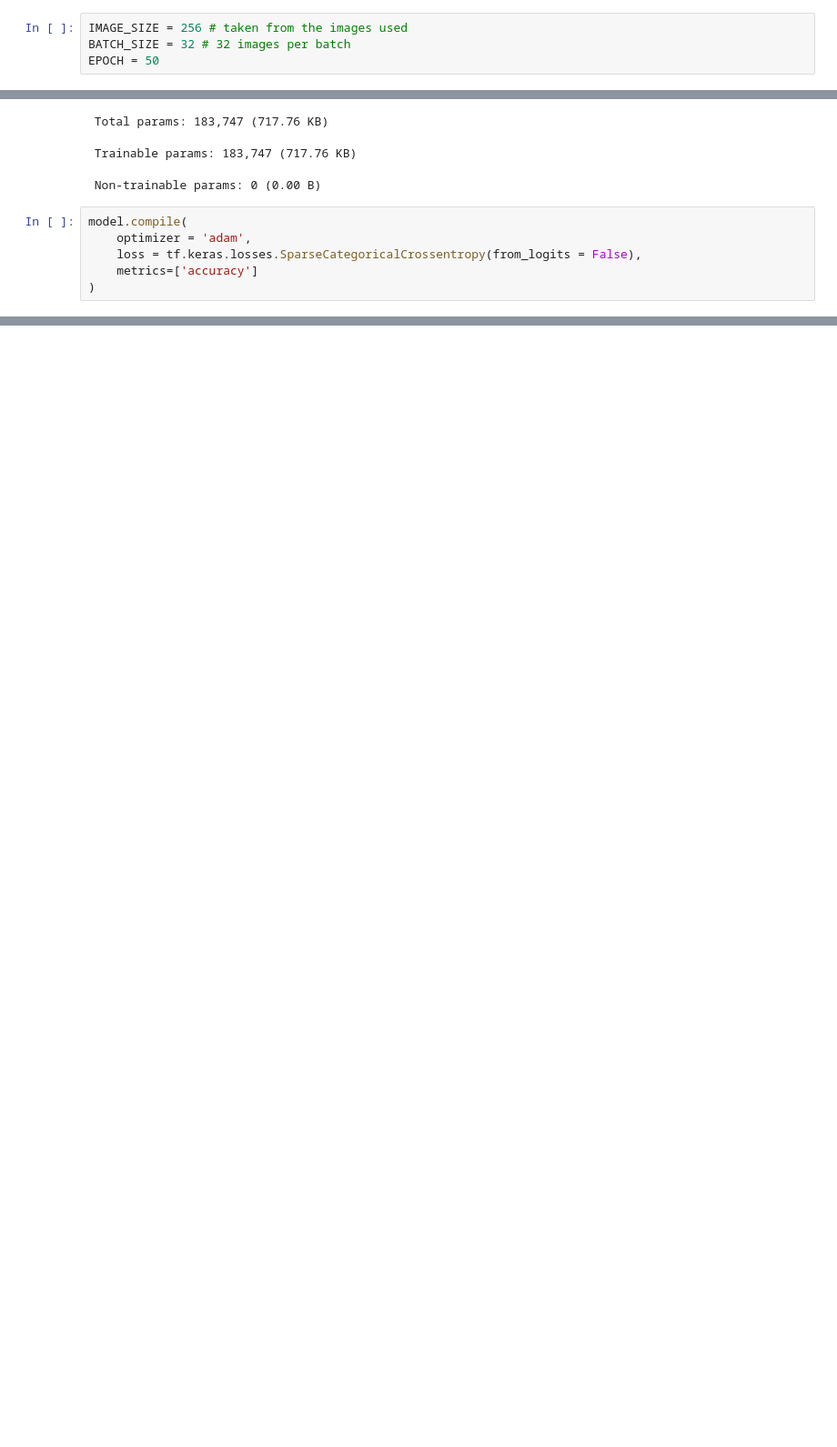
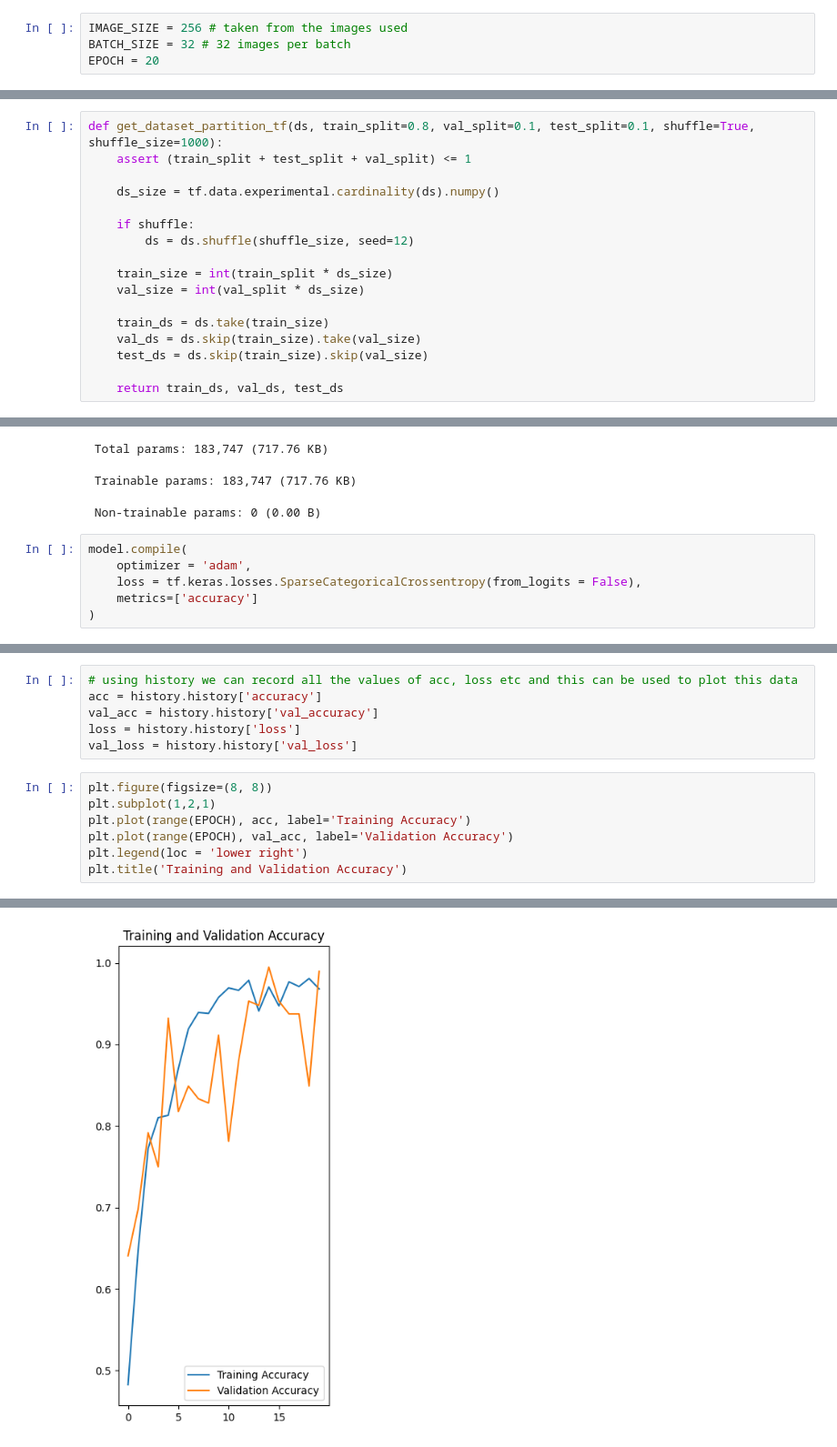
Before and after one commit to SarahJobyDavid/Potato-Disease-Classification, a Jupyter notebook: training.ipynb, the cells around one changed output, grey strips where cells are left out. Shown at 91% size. Saved outputs shown, nothing was run; the diff lists cells and outputs as text; blank space fills up the shorter version.

```diff
--- a/training.ipynb
+++ b/training.ipynb
@@ -5,7 +7,7 @@ import matplotlib.pyplot as plt
 # %%
 IMAGE_SIZE = 256 # taken from the images used
 BATCH_SIZE = 32 # 32 images per batch
-EPOCH = 50
+EPOCH = 20
 # %%
 import os
 print(os.listdir())  # Lists everything in the current directory
@@ -73,3 +75,20 @@ for image_batch, label_batch in dataset.take(1):
+# %%
+def get_dataset_partition_tf(ds, train_split=0.8, val_split=0.1, test_split=0.1, shuffle=True, shuffle_size=1000):
+    assert (train_split + test_split + val_split) <= 1
+
+    ds_size = tf.data.experimental.cardinality(ds).numpy()
+
+    if shuffle:
+        ds = ds.shuffle(shuffle_size, seed=12)
+
+    train_size = int(train_split * ds_size)
+    val_size = int(val_split * ds_size)
+
+    train_ds = ds.take(train_size)
+    val_ds = ds.skip(train_size).take(val_size)
+    test_ds = ds.skip(train_size).skip(val_size)
+
+    return train_ds, val_ds, test_ds
 # %%
 train_ds, val_ds, test_ds = get_dataset_partition_tf(dataset)
 # %%
@@ -177,0 +202,14 @@ Epoch 8/50
+# %%
+# using history we can record all the values of acc, loss etc and this can be used to plot this data
+acc = history.history['accuracy']
+val_acc = history.history['val_accuracy']
+loss = history.history['loss']
+val_loss = history.history['val_loss']
+# %%
+plt.figure(figsize=(8, 8))
+plt.subplot(1,2,1)
+plt.plot(range(EPOCH), acc, label='Training Accuracy')
+plt.plot(range(EPOCH), val_acc, label='Validation Accuracy')
+plt.legend(loc = 'lower right')
+plt.title('Training and Validation Accuracy')
+# %% [output]
@@ -177,0 +217 @@ Epoch 8/50
+[figure, added]
```
Also changed, not shown: parts of 8 cells of this notebook.
